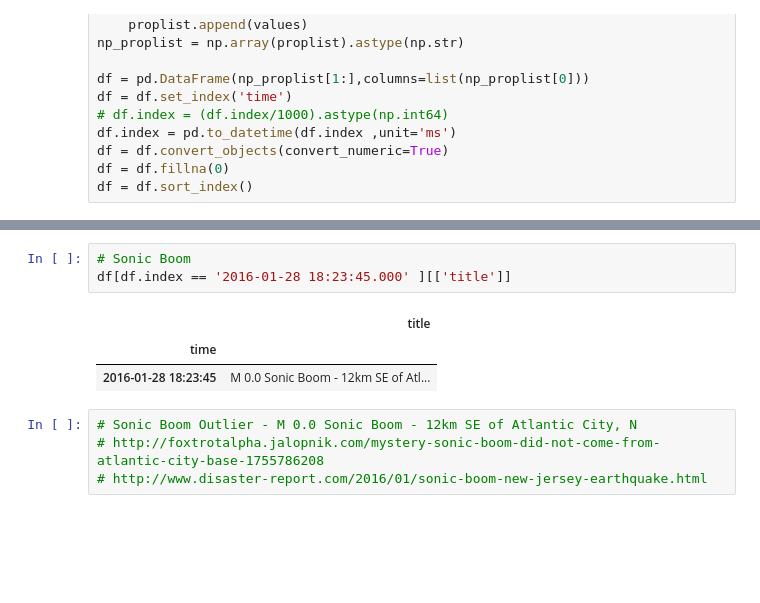
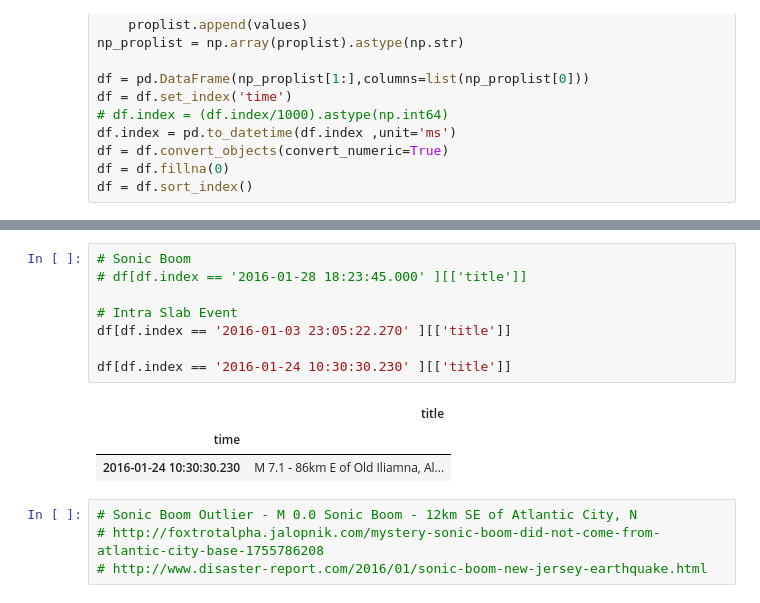
Before and after one commit to nilavghosh/EarthQuakeAnalysis, a Jupyter notebook: EarthQuake-Analysis.ipynb, the cells around one changed output, grey strips where cells are left out. Drawn from its saved outputs; the diff is of its cells as text; blank space fills up the shorter version.

```diff
--- a/EarthQuake-Analysis.ipynb
+++ b/EarthQuake-Analysis.ipynb
@@ -68,11 +69,16 @@ mpld3.display()
 [interactive output not drawn]
 # %%
 # Sonic Boom
-df[df.index == '2016-01-28 18:23:45.000' ][['title']]
+# df[df.index == '2016-01-28 18:23:45.000' ][['title']]
+
+# Intra Slab Event
+df[df.index == '2016-01-03 23:05:22.270' ][['title']]
+
+df[df.index == '2016-01-24 10:30:30.230' ][['title']]
 # %% [output]
 |  | title |
 | time |  |
-| 2016-01-28 18:23:45 | M 0.0 Sonic Boom - 12km SE of Atl... |
+| 2016-01-24 10:30:30.230 | M 7.1 - 86km E of Old Iliamna, Al... |
 # %%
 # Sonic Boom Outlier - M 0.0 Sonic Boom - 12km SE of Atlantic City, N
 # http://foxtrotalpha.jalopnik.com/mystery-sonic-boom-did-not-come-from-atlantic-city-base-1755786208
```
Also changed, not shown: parts of 1 cell of this notebook, 2 other files.
